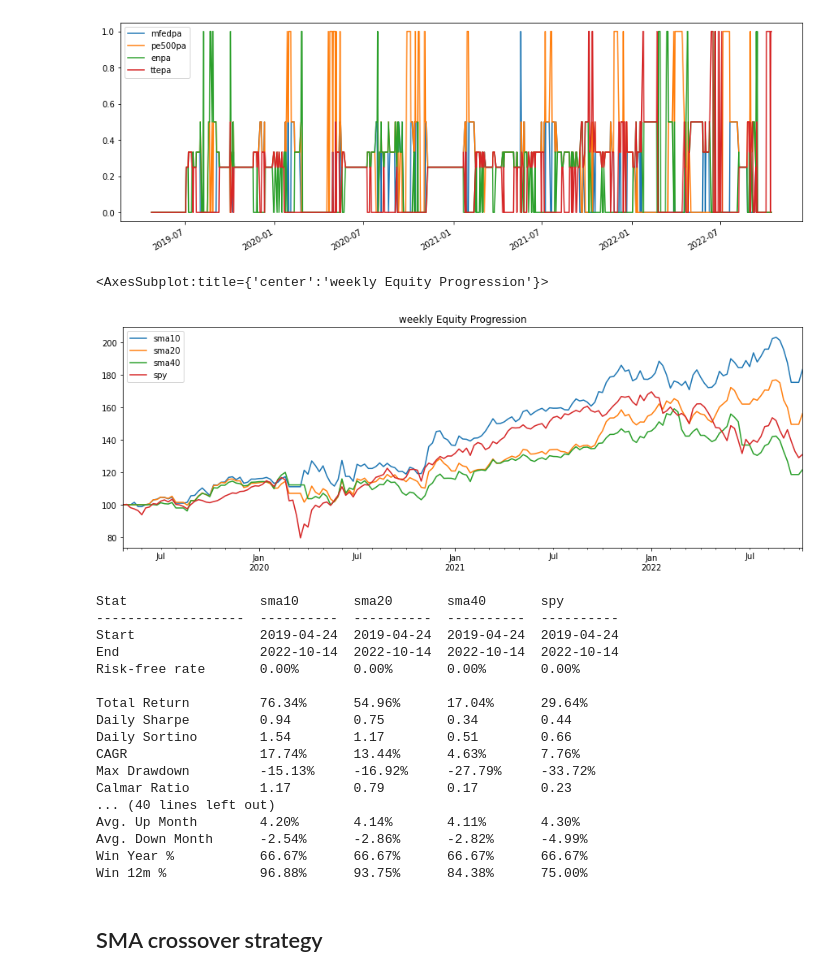
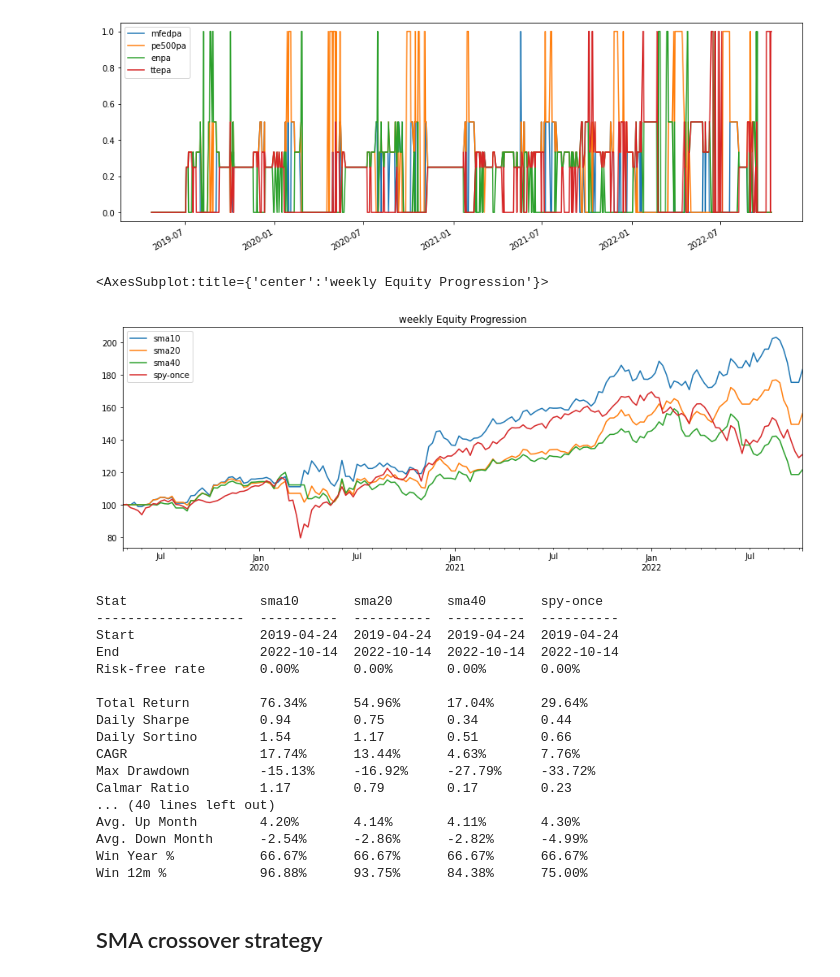
Before and after one commit to IamTossan/finance-research, a Jupyter notebook: src/bt.ipynb, the cells around one changed output. Cells and saved outputs as stored; diff of their text form; code cells hidden in the pictures.

```diff
--- a/src/bt.ipynb
+++ b/src/bt.ipynb
@@ -69,39 +69,39 @@ def above_sma(data, sma_per=50, name='above_sma'):
             bt.algos.Rebalance(),
         ]
     )
     return bt.Backtest(s, data)
 
 def long_only_ew(tickers, start='2010-01-01', name='long_only_ew'):
     s = bt.Strategy(
         name,
         [
             bt.algos.RunOnce(),
             bt.algos.SelectAll(),
             bt.algos.WeighEqually(),
             bt.algos.Rebalance()
         ]
     )
     data = bt.get(tickers, start=start)
     return bt.Backtest(s, data)
 
 sma10 = above_sma(data, sma_per=10, name='sma10')
 sma20 = above_sma(data, sma_per=20, name='sma20')
 sma40 = above_sma(data, sma_per=40, name='sma40')
 
 res2 = bt.run(
     sma10,
     sma20,
     sma40,
-    long_only_ew('spy', start='2015-01-01', name='spy')
+    long_only_ew('spy', start='2015-01-01', name='spy-once'),
 )
 res2.plot(freq='w')
 # %% [output]
 <AxesSubplot:title={'center':'weekly Equity Progression'}>
-[figure, old version]
+[figure, new version]
 # %%
 res2.display()
 # %% [output]
-Stat                 sma10       sma20       sma40       spy
+Stat                 sma10       sma20       sma40       spy-once
 -------------------  ----------  ----------  ----------  ----------
 Start                2019-04-24  2019-04-24  2019-04-24  2019-04-24
 End                  2022-10-14  2022-10-14  2022-10-14  2022-10-14
```
Also changed, not shown: parts of 3 cells of this notebook.
